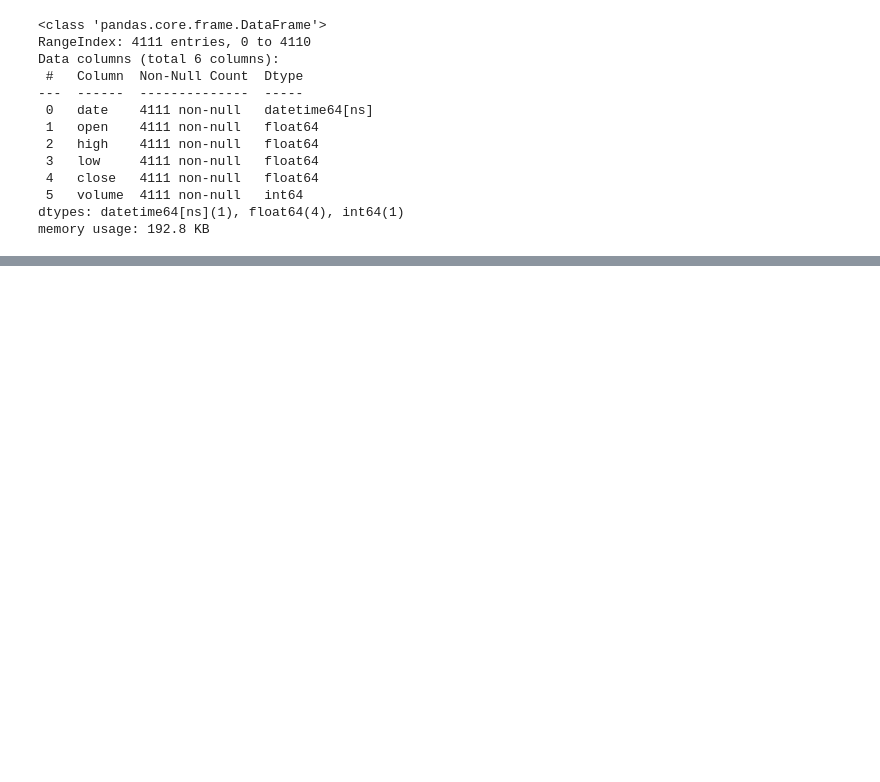
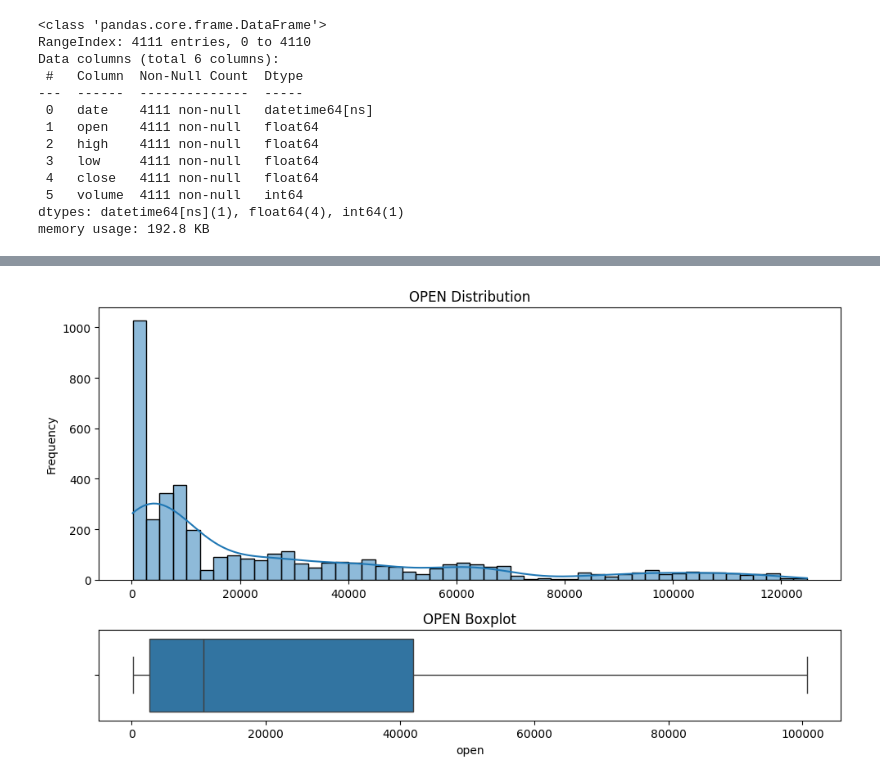
Before and after one commit to hansdarmawann/bitcoin-ts-1, a Jupyter notebook: Notebooks/02.ipynb, the cells around one changed output, grey strips where cells are left out. Drawn from its saved outputs; the diff is of its cells as text; code cells hidden in the pictures; blank space fills up the shorter version.

```diff
--- a/Notebooks/02.ipynb
+++ b/Notebooks/02.ipynb
@@ -99,0 +180,4 @@ df
+# %%
+plot_hist_box(df, 'open')
+# %% [output]
+[figure, added]
```
Also changed, not shown: parts of 13 cells of this notebook.
